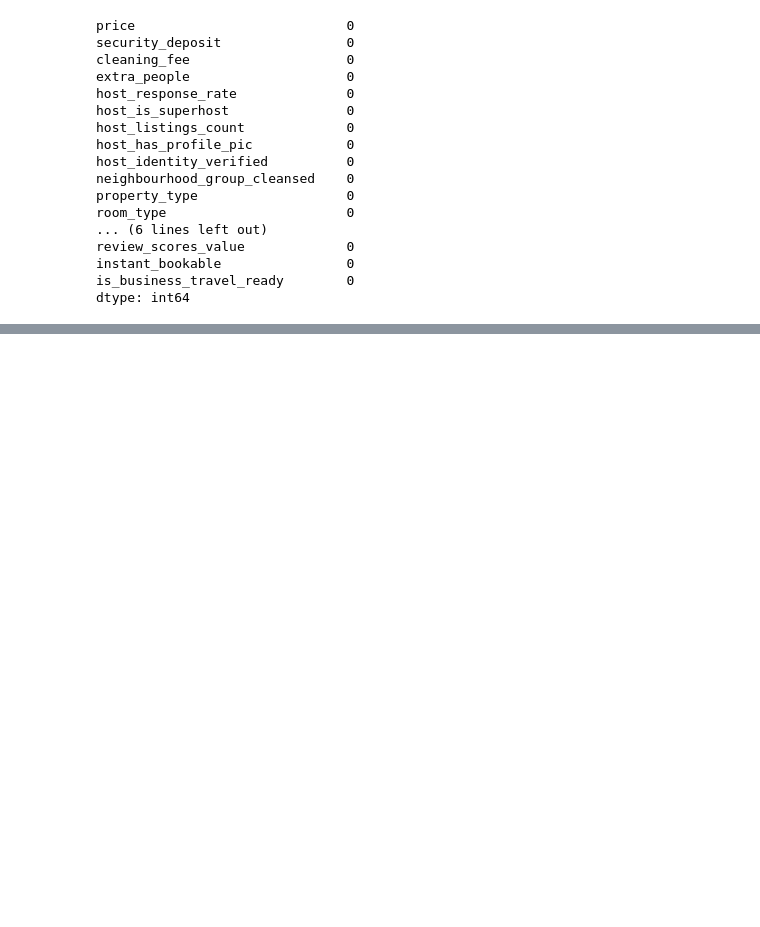
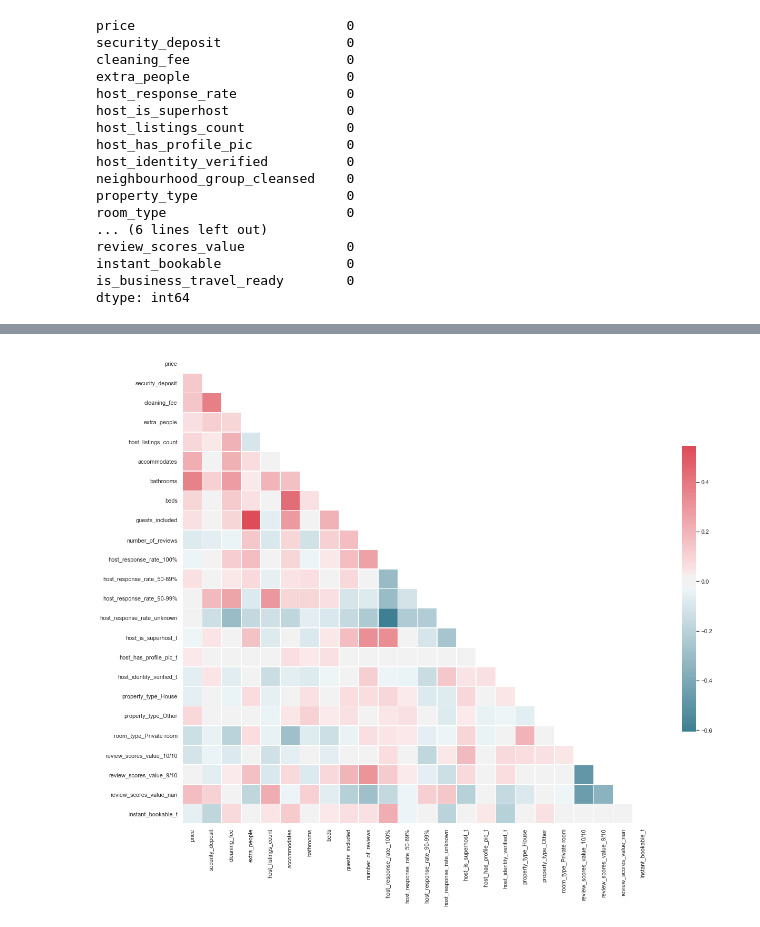
Before and after one commit to Vish4github/Airbnb-Price-predictions, a Jupyter notebook: Python - Project - Airbnb Listings.ipynb, the cells around one changed output, grey strips where cells are left out. Saved outputs shown, nothing was run; the diff lists cells and outputs as text; code cells hidden in the pictures; blank space fills up the shorter version.

```diff
--- a/Python - Project - Airbnb Listings.ipynb
+++ b/Python - Project - Airbnb Listings.ipynb
@@ -1053,3 +1069,10 @@ transformed_df = pd.get_dummies(df)
+# %%
+# Dropping collinear features
+to_drop = ['bedrooms','neighbourhood_group_cleansed']
+to_drop.extend(list(df.columns[df.columns.str.endswith('nan')]))
+
+df.drop(to_drop, axis=1, inplace=True)
+transformed_df = pd.get_dummies(df,drop_first=True)
 # %%
 transformed_df.head()
 # %% [output]
@@ -1062,0 +1086,29 @@ transformed_df.head()
+# %%
+def multi_collinearity_heatmap(df, figsize=(11,9)):
+
+    """
+    Creates a heatmap of correlations between features in the df. A figure size can optionally be set.
+    """
+
+    # Set the style of the visualization
+    sns.set(style="white")
+
+    # Create a covariance matrix
+    corr = df.corr()
+
+    # Generate a mask the size of our covariance matrix
+    mask = np.zeros_like(corr, dtype=np.bool)
+    mask[np.triu_indices_from(mask)] = True
+
+    # Set up the matplotlib figure
+    f, ax = plt.subplots(figsize=figsize)
+
+    # Generate a custom diverging colormap
+    cmap = sns.diverging_palette(220, 10, as_cmap=True)
+
+    # Draw the heatmap with the mask and correct aspect ratio
+    sns.heatmap(corr, mask=mask, cmap=cmap, center=0, square=True, linewidths=.5, cbar_kws={"shrink": .5}, vmax=corr[corr != 1.0].max().max());
+# %%
+multi_collinearity_heatmap(transformed_df, figsize=(20,20))
+# %% [output]
+[figure, added]
```
Also changed, not shown: parts of 25 cells of this notebook.
